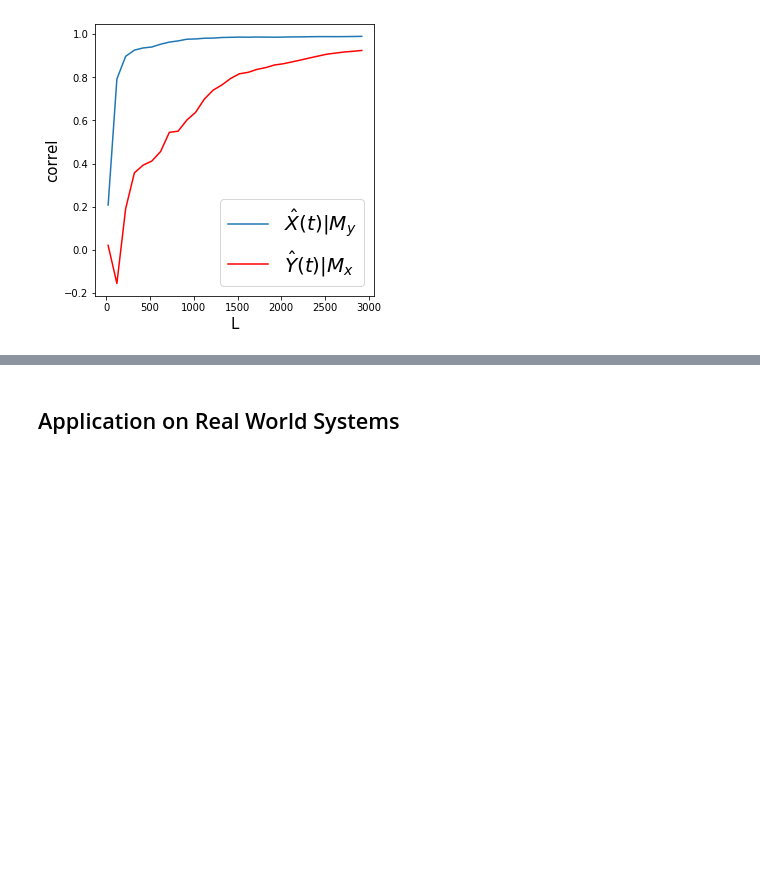
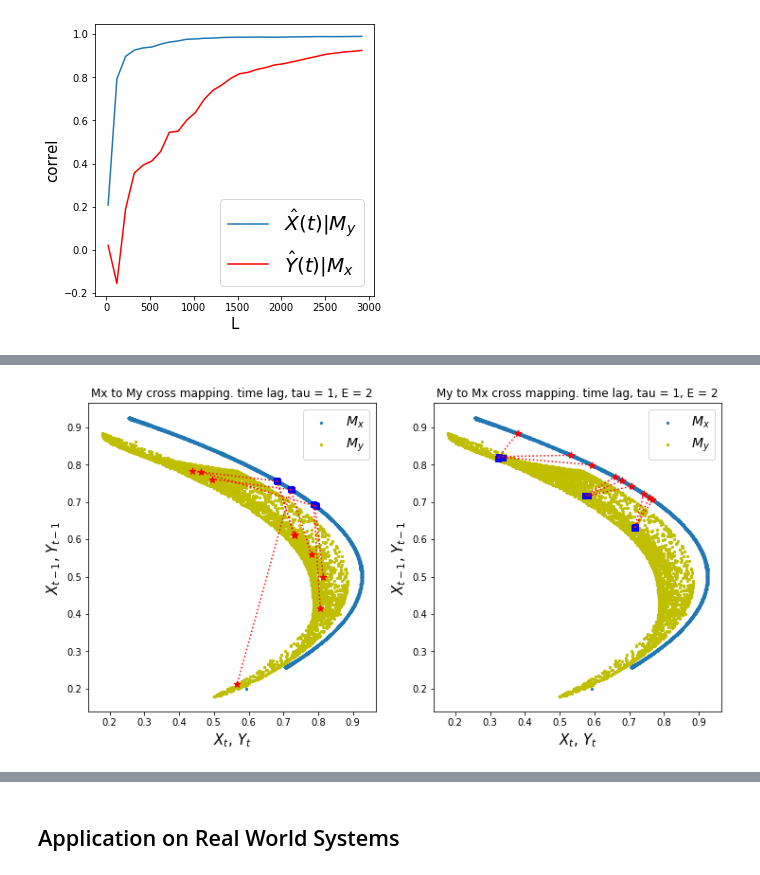
Before and after one commit to PrinceJavier/convergent_cross_mapping_import, a Jupyter notebook: ccm_sugihara.ipynb, the cells around one changed output, grey strips where cells are left out. Saved outputs shown, nothing was run; the diff lists cells and outputs as text; code cells hidden in the pictures; blank space fills up the shorter version.

```diff
--- a/ccm_sugihara.ipynb
+++ b/ccm_sugihara.ipynb
@@ -436,0 +508,81 @@ plt.show()
+# %%
+# Initialize test dataset
+# params
+r_x = 3.7
+r_y = 3.7
+B_xy = 0 # effect on x given y (effect of y on x)
+B_yx = 0.32 # effect on y given x (effect of x on y)
+
+X0 = 0.2 # initial val following Sugihara et al
+Y0 = 0.4 # initial val following Sugihara et al
+t = 5000 # time steps
+
+X = [X0]
+Y = [Y0]
+for i in range(t):
+    X_ = func_1(X[-1], Y[-1], r_x, B_xy)
+    Y_ = func_1(Y[-1], X[-1], r_y, B_yx)
+    X.append(X_)
+    Y.append(Y_)
+# %%
+# Visualize simple shadow manifolds Mx and My for different tau
+# We visualize Cross-Mapping
+
+np.random.seed(1) # we fix the seed when randomly choosing cross mapping points
+f, axs = plt.subplots(1, 2, figsize=(12, 6))
+tau = 1 # time lag
+
+# we want to check cross mapping from Mx to My and My to Mx
+for i, ax in zip((0, 1), axs): # i will be used in switching Mx and My in Cross Mapping visualization
+    #===============================================
+    # Shadow Manifolds Visualization
+
+    X_lag, Y_lag = [], []
+    for t in range(1, len(X)):
+        X_lag.append(X[t-tau])
+        Y_lag.append(Y[t-tau])
+    X_t, Y_t = X[1:], Y[1:] # remove first value
+
+    ax.scatter(X_t, X_lag, s=5, label='$M_x$')
+    ax.scatter(Y_t, Y_lag, s=5, label='$M_y$', c='y')
+
+    #===============================================
+    # Cross Mapping Visualization
+
+    A, B = [(X, Y), (Y, X)][i]
+    cm_direction = ['Mx to My', 'My to Mx'][i]
+
+    Ma = shadow_manifold(A, tau, E, L)
+    Mb = shadow_manifold(B, tau, E, L)
+
+    t_steps_A, dists_A = get_distances(Ma) # for distances between points in manifold
+    t_steps_B, dists_B = get_distances(Mb) # for distances between points in manifold
+
+    # Plot cross mapping for different time steps
+    timesteps = list(Ma.keys())
+    for t in np.random.choice(timesteps, size=3, replace=False):
+        Ma_t = Ma[t]
+        near_t_A, near_d_A = get_nearest_distances(t, t_steps_A, dists_A, E)
+
+        for i in range(E+1):
+            # points on Ma
+            A_t = Ma[near_t_A[i]][0]
+            A_lag = Ma[near_t_A[i]][1]
+            ax.scatter(A_t, A_lag, c='b', marker='s')
+
+            # corresponding points on Mb
+            B_t = Mb[near_t_A[i]][0]
+            B_lag = Mb[near_t_A[i]][1]
+            ax.scatter(B_t, B_lag, c='r', marker='*', s=50)
+
+            # connections
+            ax.plot([A_t, B_t], [A_lag, B_lag], c='r', linestyle=':')
+
+    ax.set_title(f'{cm_direction} cross mapping. time lag, tau = {tau}, E = 2')
+    ax.legend(prop={'size': 14})
+
+    ax.set_xlabel('$X_t$, $Y_t$', size=15)
+    ax.set_ylabel('$X_{t-1}$, $Y_{t-1}$', size=15)
+plt.show()
+# %% [output]
+[figure, added]
```
Also changed, not shown: parts of 23 cells of this notebook.
